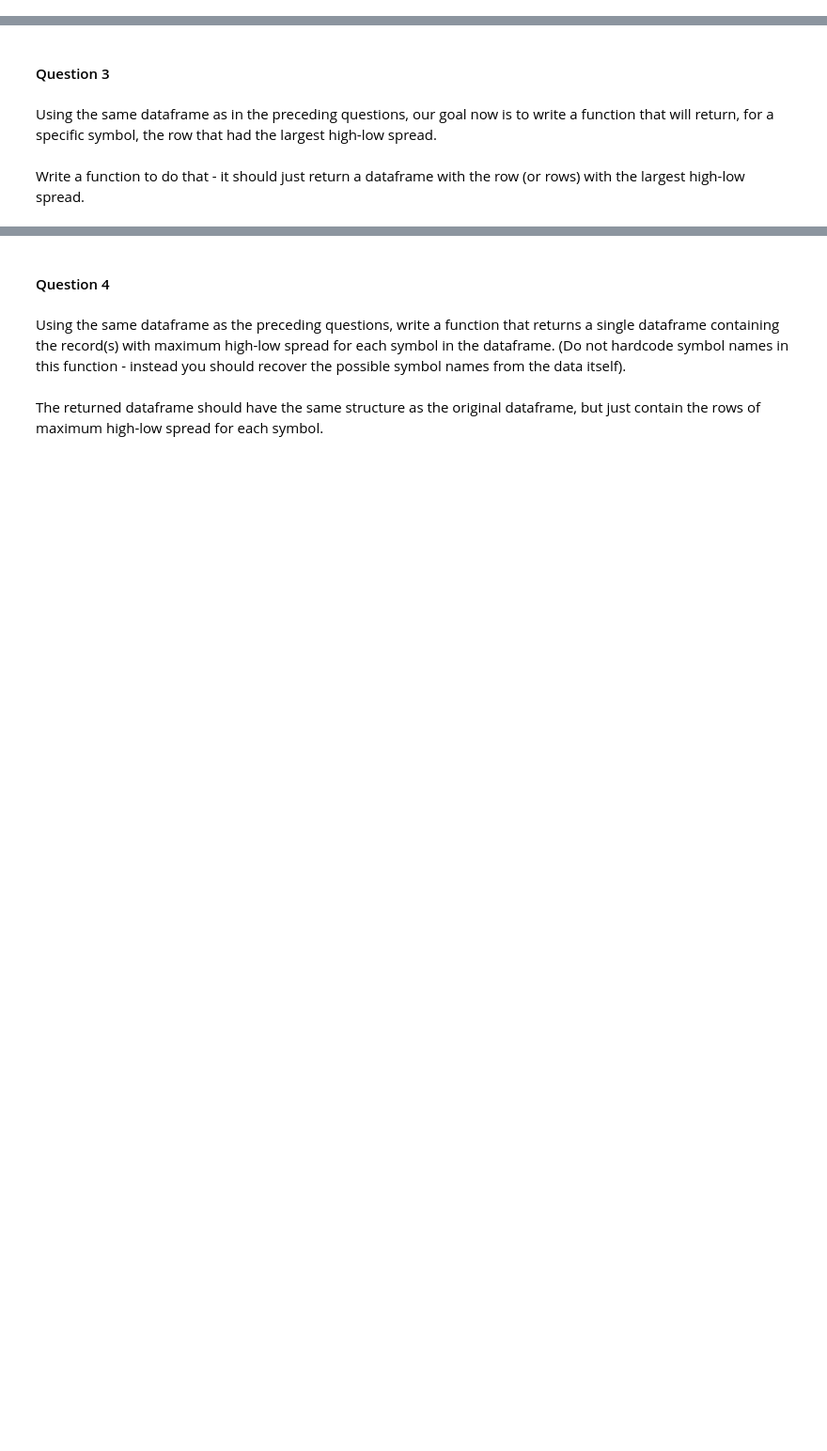
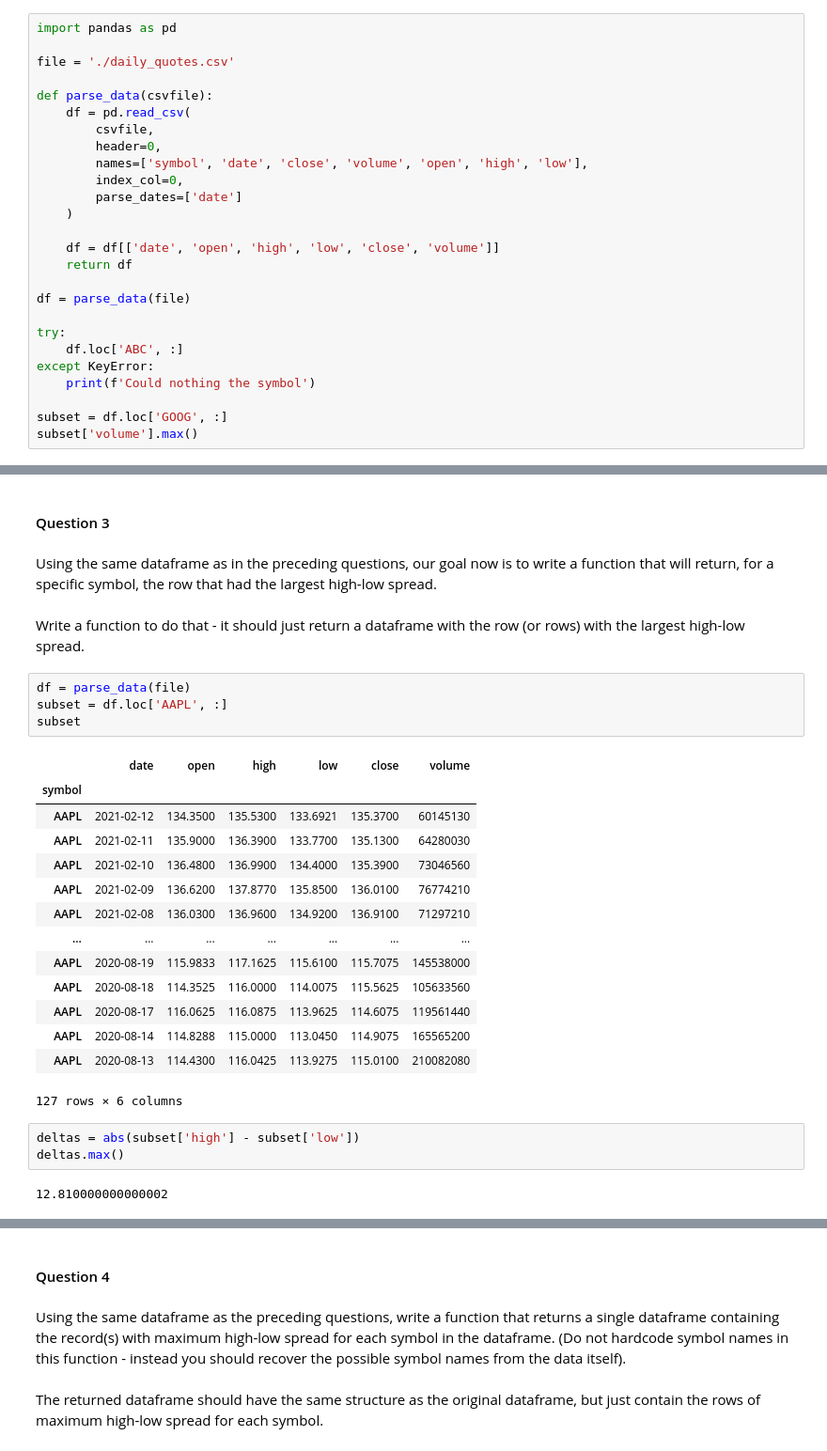
Before and after one commit to Pedro-Rosa-10/python-training, a Jupyter notebook: exercises/29. Pandas/01+-+Exercises.ipynb, the cells around one changed output, grey strips where cells are left out. Shown at 94% size. Cells and saved outputs as stored; diff of their text form; blank space fills up the shorter version.

Commit message:
Solution for Pandas exercise 2 and 3

```diff
--- a/exercises/29. Pandas/01+-+Exercises.ipynb
+++ b/exercises/29. Pandas/01+-+Exercises.ipynb
@@ -205,3 +219,29 @@ dataf.info()
 Write a function that, given a dataframe sructured as the one we created in Question 1 and a symbol name as a string (e.g. `AAPL`, `MSFT`, etc), will:
 - return a similarly structured dataframe consisting of the row (or rows) containing the records with the highest volume for the given symbol
 - raises a `ValueError` if the symbol is not in the dataframe
+# %%
+import pandas as pd
+
+file = './daily_quotes.csv'
+
+def parse_data(csvfile):
+    df = pd.read_csv(
+        csvfile,
+        header=0,
+        names=['symbol', 'date', 'close', 'volume', 'open', 'high', 'low'],
+        index_col=0,
+        parse_dates=['date']
+    )
+
+    df = df[['date', 'open', 'high', 'low', 'close', 'volume']]
+    return df
+
+df = parse_data(file)
+
+try:
+    df.loc['ABC', :]
+except KeyError:
+    print(f'Could nothing the symbol')
+
+subset = df.loc['GOOG', :]
+subset['volume'].max()
@@ -211,3 +274,27 @@ Write a function that, given a dataframe sructured as the one we created in Ques
 Using the same dataframe as in the preceding questions, our goal now is to write a function that will return, for a specific symbol, the row that had the largest high-low spread.
 # %% [markdown]
 Write a function to do that - it should just return a dataframe with the row (or rows) with the largest high-low spread.
+# %%
+df = parse_data(file)
+subset = df.loc['AAPL', :]
+subset
+# %% [output]
+|  | date | open | high | low | close | volume |
+| symbol |  |  |  |  |  |  |
+| AAPL | 2021-02-12 | 134.3500 | 135.5300 | 133.6921 | 135.3700 | 60145130 |
+| AAPL | 2021-02-11 | 135.9000 | 136.3900 | 133.7700 | 135.1300 | 64280030 |
+| AAPL | 2021-02-10 | 136.4800 | 136.9900 | 134.4000 | 135.3900 | 73046560 |
+| AAPL | 2021-02-09 | 136.6200 | 137.8770 | 135.8500 | 136.0100 | 76774210 |
+| AAPL | 2021-02-08 | 136.0300 | 136.9600 | 134.9200 | 136.9100 | 71297210 |
+| ... | ... | ... | ... | ... | ... | ... |
+| AAPL | 2020-08-19 | 115.9833 | 117.1625 | 115.6100 | 115.7075 | 145538000 |
+| AAPL | 2020-08-18 | 114.3525 | 116.0000 | 114.0075 | 115.5625 | 105633560 |
+| AAPL | 2020-08-17 | 116.0625 | 116.0875 | 113.9625 | 114.6075 | 119561440 |
+| AAPL | 2020-08-14 | 114.8288 | 115.0000 | 113.0450 | 114.9075 | 165565200 |
+| AAPL | 2020-08-13 | 114.4300 | 116.0425 | 113.9275 | 115.0100 | 210082080 |
+127 rows × 6 columns
+# %%
+deltas = abs(subset['high'] - subset['low'])
+deltas.max()
+# %% [output]
+12.810000000000002
```
Also changed, not shown: parts of 8 cells of this notebook.
